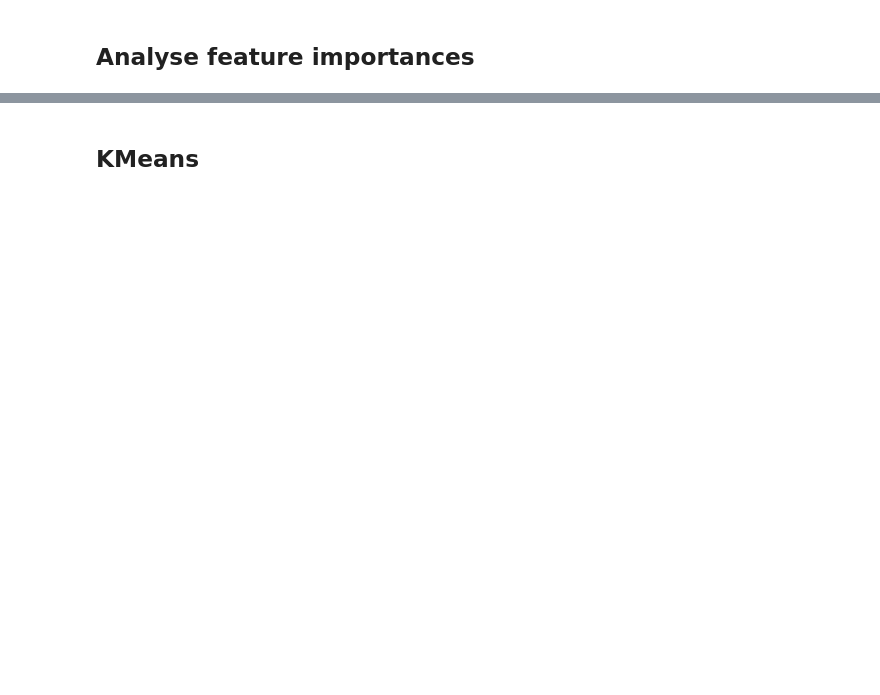
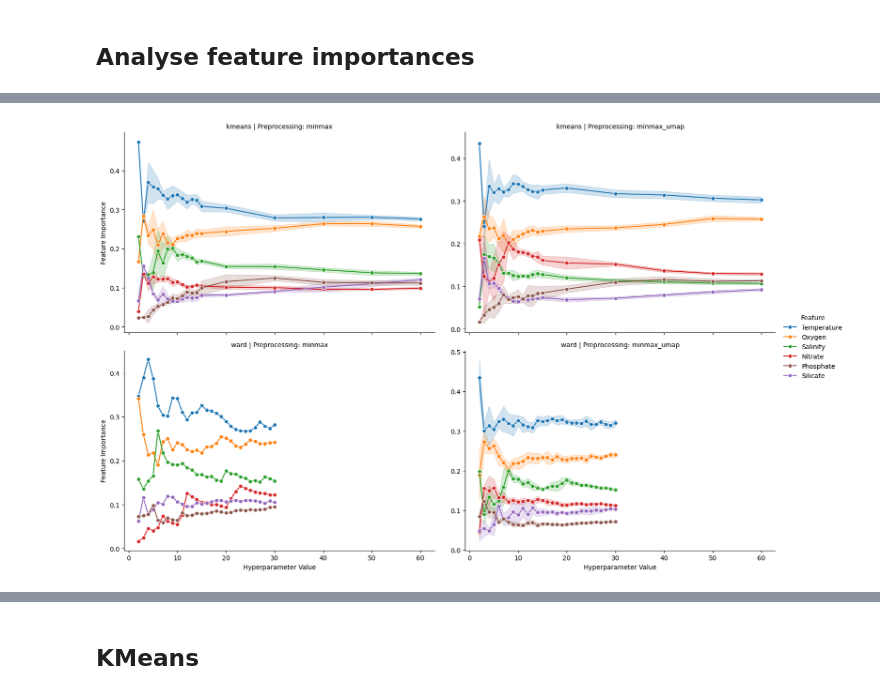
Before and after one commit to y-jenniges/ocean_clustering_and_validation, a Jupyter notebook: clustering_experiments/feature_importance.ipynb, the cells around one changed output, grey strips where cells are left out. Saved outputs shown, nothing was run; the diff lists cells and outputs as text; code cells hidden in the pictures; blank space fills up the shorter version.

```diff
--- a/clustering_experiments/feature_importance.ipynb
+++ b/clustering_experiments/feature_importance.ipynb
@@ -121,6 +130,12 @@ for cluster_name, (ClusterAlgo, param_grid) in config.algorithms_and_hyps.items(
 
                 filename = f"{config.output_dir_feature_importance}feature_importance_iteration{i}_{cluster_name}_{'_'.join([f'{k}{v}' for k, v in hyp_params.items()])}.csv"
 
+                # Only compute relevant DBSCAN importances
+                if cluster_name == "dbscan":
+                    hyp_params["eps"] = np.round(hyp_params["eps"], 8)
+                    if hyp_params != hyp_config.dbscan_original_hyps and hyp_params != hyp_config.dbscan_umap_hyps:
+                        continue
+
                 # Only compute if it has not been done before
                 if not Path(filename).exists():
                     print(f"    Now computing: {filename}")
@@ -131,17 +146,17 @@ for cluster_name, (ClusterAlgo, param_grid) in config.algorithms_and_hyps.items(
 
                         # Get labels
                         start_time = time()
-                        query_str = get_query_string_hyps_filter(hyp_params, preproc=preprocessing) + f"& iteration=={i}"
+                        query_str = get_query_string_hyps_filter(hyp_params, preproc=preprocessing, iteration=i)
                         temp = df_feature_importance.query(query_str)[["label", "LATITUDE", "LONGITUDE", "LEV_M"]]
 
                         # Add parameter information
                         temp = df_total.merge(temp, on=["LATITUDE", "LONGITUDE", "LEV_M"], how="outer")
 
                         # Train RF (for DBSCAN, we limit the max_depth since there are some cluster sets with >6000 labels)
-                        if cluster_name == "dbscan":
-                            forest = rf(temp, x_columns=x_cols, max_depth=25)
-                        else:
-                            forest = rf(temp, x_columns=x_cols)
+                        max_depth = smart_max_depth(n_clusters=len(temp["label"].unique()), class_limit=400, multiplier=1.5, depth_cap=20)
+                        print(f"    Max depth: {max_depth}\nNumber of clusters: {len(temp.label.unique())}")
+                        forest = rf(temp, x_columns=x_cols, max_depth=max_depth)
+
                         end_time = time()
 
                         # Append results
@@ -230,34 +253,36 @@ plt.show()
 # %%
-# Create the new 'hyperparameter' column for DBSCAN specific hyperparameters (eps, min_samples)
-fi["hyperparameter"] = fi.apply(
-    lambda row: f"{row['clustering']} - {row['parameter']}" if row['clustering'] == 'dbscan'
-    else f"{row['clustering']}", axis=1)
-
-# Set up the FacetGrid for the plotting
-g = sns.FacetGrid(fi, col="preprocessing", row="hyperparameter", hue="parameter",
-                  height=5, aspect=1.5, sharey=False)
-
 # Custom function to set the x-axis variable based on the clustering algorithm
 def plot_func(data, **kwargs):
     # For KMeans/Ward, use 'n_clusters' on x-axis
     if data['clustering'].iloc[0] in ['kmeans', 'ward']:
         x_var = "n_clusters"
     # For DBSCAN, check the 'hyperparameter' to set the appropriate x-axis
     elif data['clustering'].iloc[0] == 'dbscan':
         if 'eps' in data['parameter'].values:
             x_var = "eps"
         else:
             x_var = "min_samples"
 
     sns.lineplot(data=data, x=x_var, y="importance", hue="parameter", marker="o", errorbar="sd", **kwargs)
 
+
+# Create the new 'hyperparameter' column for DBSCAN specific hyperparameters (eps, min_samples)
+fi["hyperparameter"] = fi.apply(
+    lambda row: f"{row['clustering']} - {row['parameter']}" if row['clustering'] == 'dbscan'
+    else f"{row['clustering']}", axis=1)
+
+# Set up the FacetGrid for the plotting
+g = sns.FacetGrid(fi, col="preprocessing", row="hyperparameter", height=5, aspect=1.5, sharey=False)
+
 # Map the custom plotting function
-g.map(plot_func)
+g.map_dataframe(plot_func)
 
 # Adjust the titles, labels, and legend
 g.set_axis_labels("Hyperparameter Value", "Feature Importance")
 g.set_titles(col_template="Preprocessing: {col_name}", row_template="{row_name}")
 g.add_legend(title="Feature")
 
 # Show the plot
 plt.show()
+# %% [output]
+[figure, added]
```
Also changed, not shown: parts of 20 cells of this notebook.
